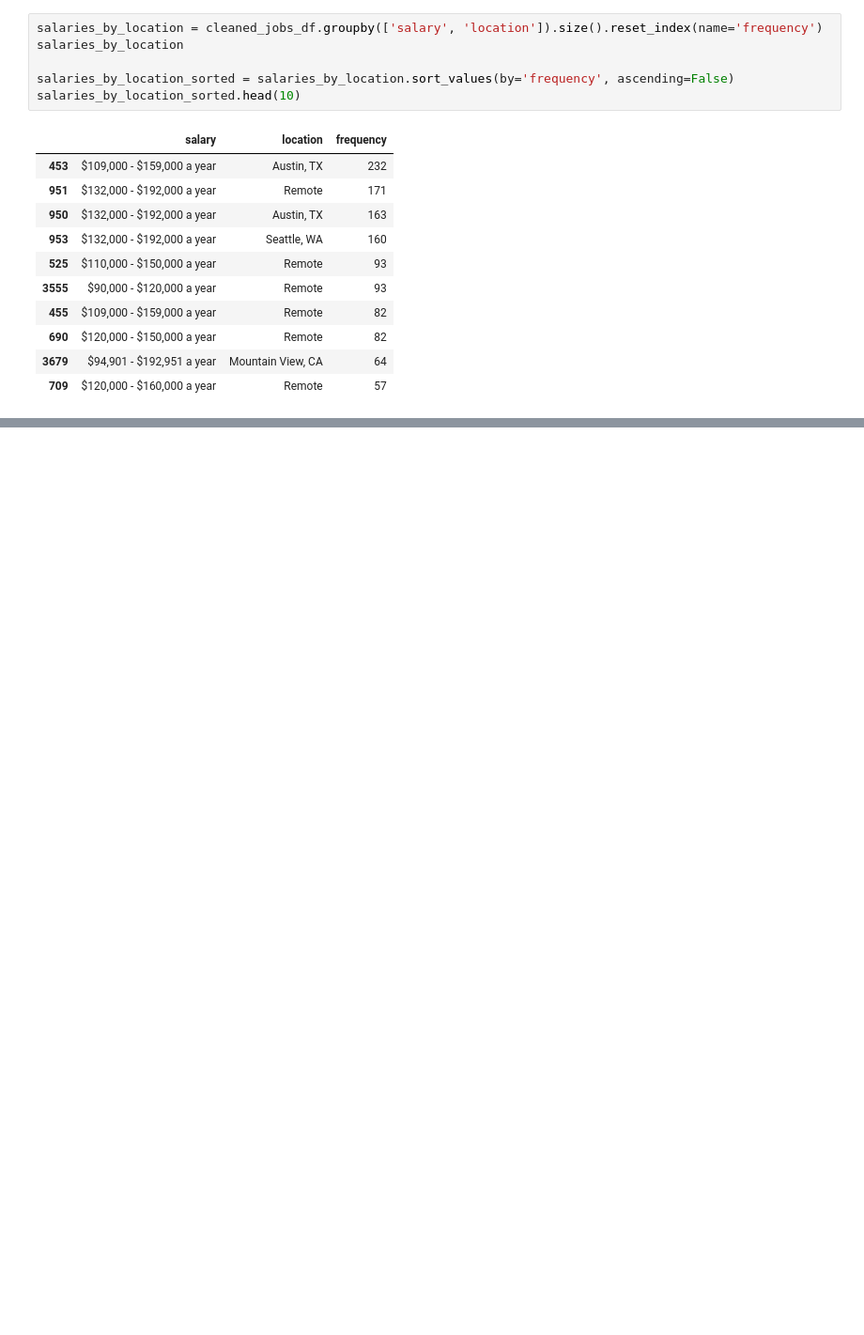
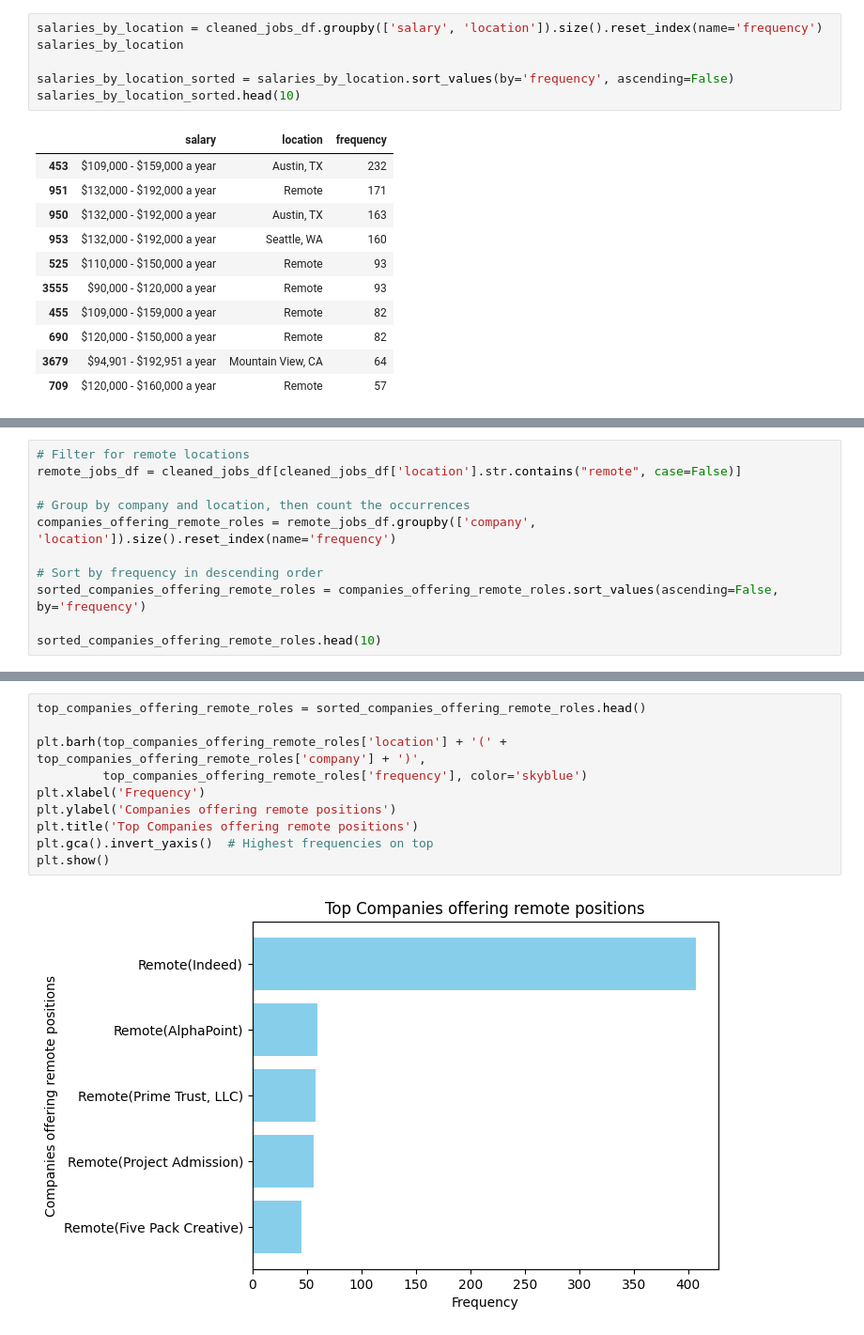
Before and after one commit to LeoIvin/US-SWE-Job-Posting-Analysis, a Jupyter notebook: analysis.ipynb, the cells around one changed output, grey strips where cells are left out. Shown at 94% size. Cells and saved outputs as stored; diff of their text form; blank space fills up the shorter version.

```diff
--- a/analysis.ipynb
+++ b/analysis.ipynb
@@ -365,0 +389,11 @@ plt.show()
+# %%
+# Filter for remote locations
+remote_jobs_df = cleaned_jobs_df[cleaned_jobs_df['location'].str.contains("remote", case=False)]
+
+# Group by company and location, then count the occurrences
+companies_offering_remote_roles = remote_jobs_df.groupby(['company', 'location']).size().reset_index(name='frequency')
+
+# Sort by frequency in descending order
+sorted_companies_offering_remote_roles = companies_offering_remote_roles.sort_values(ascending=False, by='frequency')
+
+sorted_companies_offering_remote_roles.head(10)
@@ -365,0 +412,12 @@ plt.show()
+# %%
+top_companies_offering_remote_roles = sorted_companies_offering_remote_roles.head()
+
+plt.barh(top_companies_offering_remote_roles['location'] + '(' + top_companies_offering_remote_roles['company'] + ')',
+         top_companies_offering_remote_roles['frequency'], color='skyblue')
+plt.xlabel('Frequency')
+plt.ylabel('Companies offering remote positions')
+plt.title('Top Companies offering remote positions')
+plt.gca().invert_yaxis()  # Highest frequencies on top
+plt.show()
+# %% [output]
+[figure, added]
```
Also changed, not shown: parts of 8 cells of this notebook.
